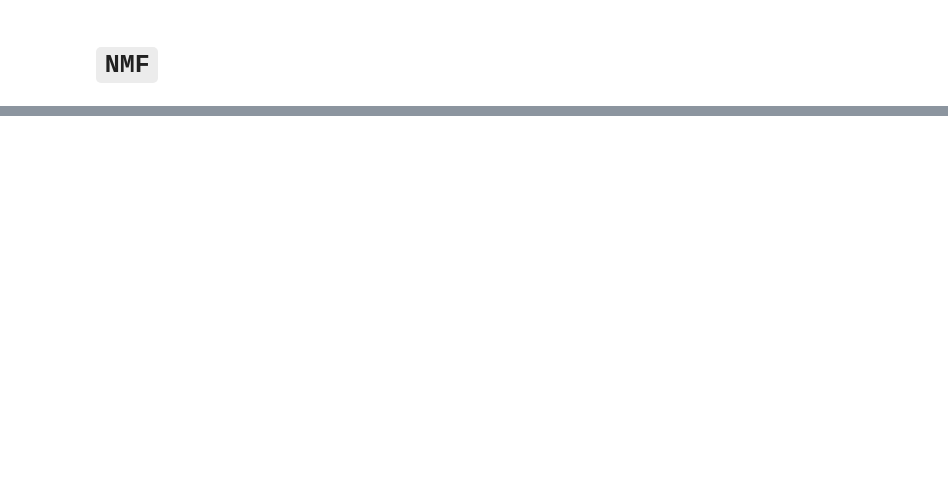
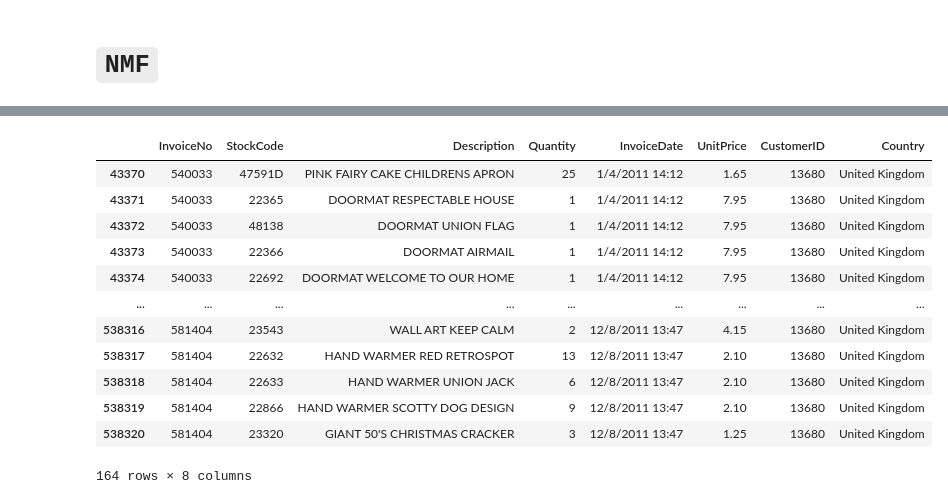
Before and after one commit to myeonghak/Recsys_MF_example, a Jupyter notebook: Matrix_Factorization.ipynb, the cells around one changed output, grey strips where cells are left out. Saved outputs shown, nothing was run; the diff lists cells and outputs as text; code cells hidden in the pictures; blank space fills up the shorter version.

```diff
--- a/Matrix_Factorization.ipynb
+++ b/Matrix_Factorization.ipynb
@@ -34,10 +41,7 @@ bottleneck version: 1.3.2
 # %%
 user_purch_list=pd.read_csv("ecommerce_data.csv", encoding = 'ISO-8859-1')
 # %%
-user_purch_list = user_purch_list.loc[user_purch_list['Quantity'] > 0]
+user_purch_list_list = user_purch_list.loc[user_purch_list['Quantity'] > 0]
 user_purch_list = user_purch_list.loc[user_purch_list['UnitPrice'] > 0]
 user_purch_list = user_purch_list.dropna(subset=['CustomerID'])
 user_purch_list.CustomerID=user_purch_list.CustomerID.astype(int)
-
-# 필터링을 마친 새로운 raw data와, 유저의 활동 로그, 아이템의 판매 기록을 각각 저장
-raw_data, user_activity, item_popularity = filter_triplets(user_purch_list)
@@ -147,0 +200,14 @@ Recall at 10, n = 50 :  0.07148809523809524
+# %%
+def get_top_items(user_idx,k=10):
+    user_id=unique_uid[tr_users.shape[0]+user_idx]
+
+    pred_user=pred_svd[user_idx]
+    top_10=pred_user.argsort()[:k]
+
+    rec=user_purch_list[user_purch_list.StockCode.isin(pivot.iloc[:,top_10].columns)].drop_duplicates("StockCode")
+
+    bought=user_purch_list[user_purch_list.CustomerID==user_id].drop_duplicates("StockCode")
+
+    return rec, bought
+# %%
+rec,bought=get_top_items(10,10)
@@ -147,0 +228,16 @@ Recall at 10, n = 50 :  0.07148809523809524
+# %%
+bought
+# %% [output]
+|  | InvoiceNo | StockCode | Description | Quantity | InvoiceDate | UnitPrice | CustomerID | Country |
+| 43370 | 540033 | 47591D | PINK FAIRY CAKE CHILDRENS APRON | 25 | 1/4/2011 14:12 | 1.65 | 13680 | United Kingdom |
+| 43371 | 540033 | 22365 | DOORMAT RESPECTABLE HOUSE | 1 | 1/4/2011 14:12 | 7.95 | 13680 | United Kingdom |
+| 43372 | 540033 | 48138 | DOORMAT UNION FLAG | 1 | 1/4/2011 14:12 | 7.95 | 13680 | United Kingdom |
+| 43373 | 540033 | 22366 | DOORMAT AIRMAIL | 1 | 1/4/2011 14:12 | 7.95 | 13680 | United Kingdom |
+| 43374 | 540033 | 22692 | DOORMAT WELCOME TO OUR HOME | 1 | 1/4/2011 14:12 | 7.95 | 13680 | United Kingdom |
+| ... | ... | ... | ... | ... | ... | ... | ... | ... |
+| 538316 | 581404 | 23543 | WALL ART KEEP CALM | 2 | 12/8/2011 13:47 | 4.15 | 13680 | United Kingdom |
+| 538317 | 581404 | 22632 | HAND WARMER RED RETROSPOT | 13 | 12/8/2011 13:47 | 2.10 | 13680 | United Kingdom |
+| 538318 | 581404 | 22633 | HAND WARMER UNION JACK | 6 | 12/8/2011 13:47 | 2.10 | 13680 | United Kingdom |
+| 538319 | 581404 | 22866 | HAND WARMER SCOTTY DOG DESIGN | 9 | 12/8/2011 13:47 | 2.10 | 13680 | United Kingdom |
+| 538320 | 581404 | 23320 | GIANT 50'S CHRISTMAS CRACKER | 3 | 12/8/2011 13:47 | 1.25 | 13680 | United Kingdom |
+164 rows × 8 columns
```
Also changed, not shown: parts of 27 cells of this notebook, 2 other files.
